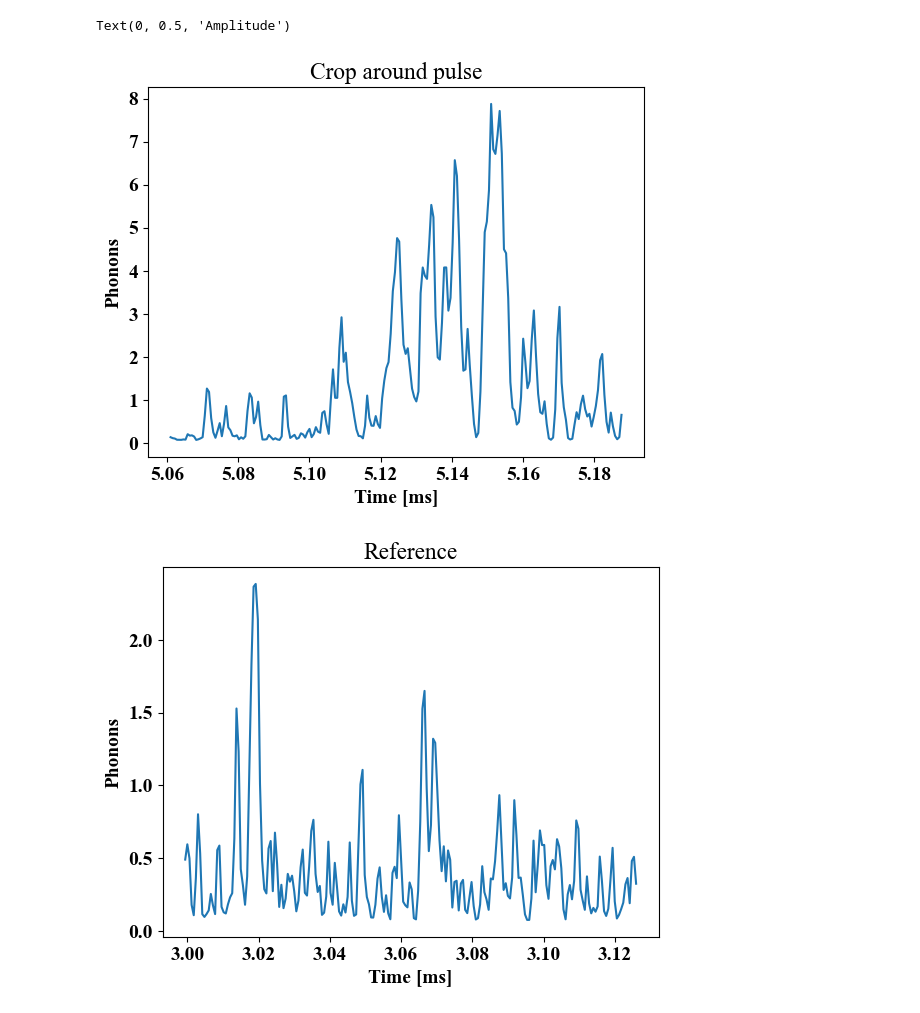
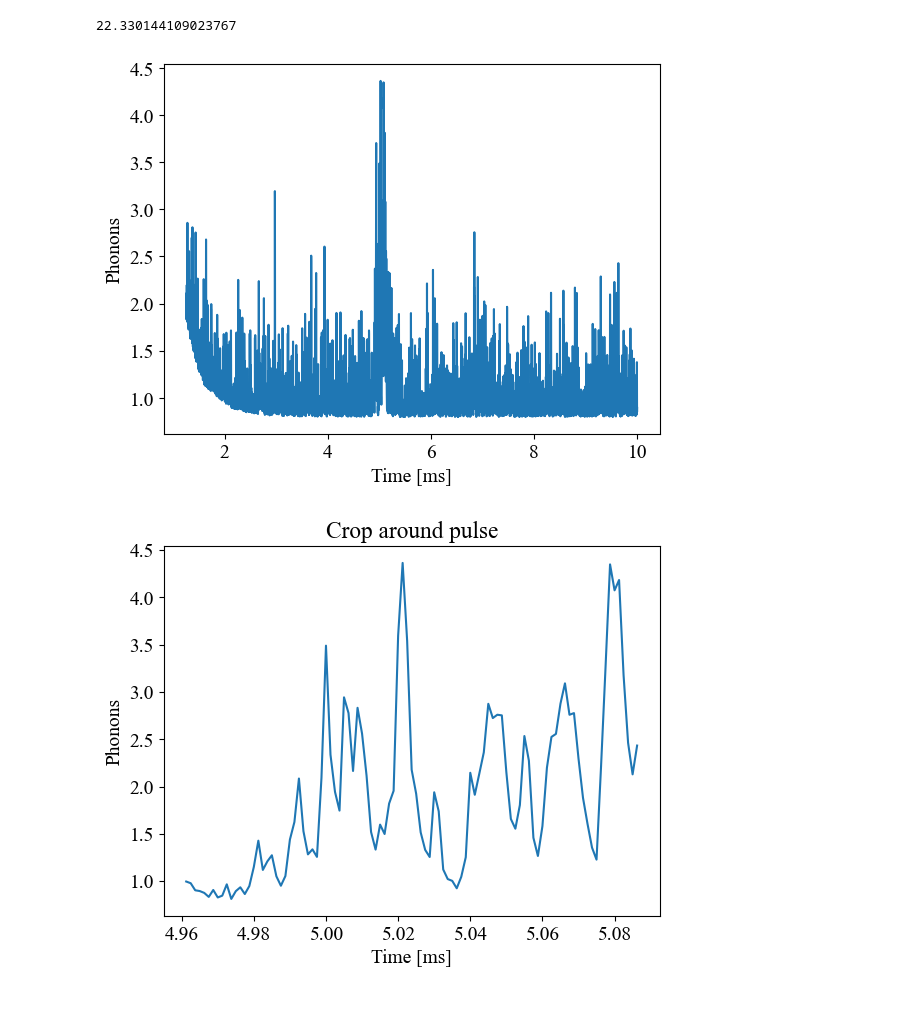
Before and after one commit to QuantumAdventures/single-photons, a Jupyter notebook: notebooks/5. SNR calculation and parameter space scanning.ipynb, the cells around one changed output. Cells and saved outputs as stored; diff of their text form; code cells hidden in the pictures.

Commit message:
update: SNR notebook
fixed some issues with compute_phonons

```diff
--- a/notebooks/5. SNR calculation and parameter space scanning.ipynb
+++ b/notebooks/5. SNR calculation and parameter space scanning.ipynb
@@ -12,22 +12,27 @@ from single_photons.environment import Cavity_Particle
 from single_photons.simulation.simulation_cavity import simulation_c
 # %%
 def compute_phonons(estimations, cov_matrix, step=100):
-    sampled_cov_matrix = [el[2:,2:] for el in cov_matrix[::step]]
+    estimates = estimations[::control_step]
+    sampled_cov_matrix = [el[0:,0:] for el in cov_matrix[:estimates.shape[0]]]
     N = len(sampled_cov_matrix)
-    phonons = np.zeros((N-1))
-    for i in range(1, N):
-        averaged = estimations[(i-1)*step:i*step, 2:].mean(axis=0)
+    phonons = np.zeros((int(estimates.shape[0]/step)-1))
+    for i in range(1, int(estimates.shape[0]/step)):
+        averaged = estimates[(i-1)*step:i*step, 0:].mean(axis=0)
         second_moments = sampled_cov_matrix[i]+np.power(averaged,2)
         phonons[i-1] = np.trace(second_moments)/4-0.5
 
-    low_crop = int((pulse_center - 100*pulse_width)/(step*control_step))
-    high_crop = int((pulse_center + 100*pulse_width)/(step*control_step))
+    low_crop = int((pulse_center - max([200*pulse_width,period])/(step*control_step))
+    high_crop = int((pulse_center + max([200*pulse_width,period])/(step*control_step))
     crop_phonons = phonons[low_crop:high_crop]
     size = crop_phonons.shape[0]
     start_ref = int(300*period/(delta_t*step*control_step))
     reference = phonons[start_ref:size + start_ref]
     SNR = np.power(np.std(crop_phonons)/np.std(reference),2)
 
+    plt.plot(1e3*t[::control_step][::step][1000:phonons.shape[0]],phonons[1000:])
+    plt.ylabel('Phonons')
+    plt.xlabel('Time [ms]')
+    plt.figure()
     plt.plot(1e3*t[::control_step][::step][low_crop:high_crop],crop_phonons)
     plt.title('Crop around pulse')
     plt.ylabel('Phonons')
@@ -66,7 +73,7 @@ def compute_optical_input(alpha_in, env, delta_t, N):
 # %%
 omega = 2*np.pi*1e5
 period = 2*np.pi/omega
-t = np.arange(0, 1000*period, period/400)
+t = np.arange(0, 1000*period, period/2000)
 delta_t = np.diff(t)[0]
 N = t.shape[0]
 
@@ -77,8 +84,8 @@ p = 1e-6
 radius = 75e-9
 wavelength = 1.064e-6
 power = 300e-3
-waist = 0.6e-6
-eta_detection = 1
+waist = 1e-6
+eta_detection = 0.178
 control_step = int(30e-9/delta_t)
 fs = 1/(control_step*delta_t)
 cavity_waist = 100e-6
@@ -86,7 +93,7 @@ cavity_length = 50e-3
 tweezer_waist = 0.6e-6
 detuning_ratio = 0.25
 cavity_linewidth_ratio = 0.5
-optomechanical_coupling_ratio = 2.5 #with respect to g_0 defined below
+optomechanical_coupling_ratio = 1.5 #with respect to g_0 defined below
 
 gamma, omega, ba_force, std_detection, std_z, g_cs, detuning, cavity_linewidth =\
 compute_parameters_simulation_cavity(power, wavelength, tweezer_waist, radius, p, fs, eta_detection,
@@ -173,23 +180,23 @@ plt.plot(t[int(N/5):],estimated_states[int(N/5):,2],alpha = 0.4)
 # %%
 plt.rcParams["font.family"] = "Times New Roman"
 plt.rcParams["font.size"] = 14
 
-step = 24
+step = 50
 phonons, SNR = compute_phonons(estimated_states,cov_aposteriori,step = step)
 plt.figure()
 plt.title('Pulse')
 plt.plot(1e3*t,alpha_in)
 plt.xlabel('Time [ms]')
 plt.ylabel('Amplitude')
-
+print(SNR)
 #plt.plot(t[::control_step][::step][1001:],phonons[1000:], alpha = 0.4)
 #plt.title('Phonons')
 #plt.plot(t[::control_step][::step][1000:],phonons[1000:], alpha = 0.4)
 #plt.plot(t[control_step*step*1000:],alpha_in[control_step*step*1000:]*10/max(alpha_in),alpha = 0.4)
 #plt.figure()
 #plt.plot(np.linspace(max(t)/5,max(t),len(SNR)),SNR)
 #plt.title('SNR')
 # %% [output]
-Text(0, 0.5, 'Amplitude')
+22.330144109023767
-[figure, old version]
+[figure, new version]
-[figure, old version]
+[figure, new version]
```
Also changed, not shown: parts of 4 cells of this notebook.
